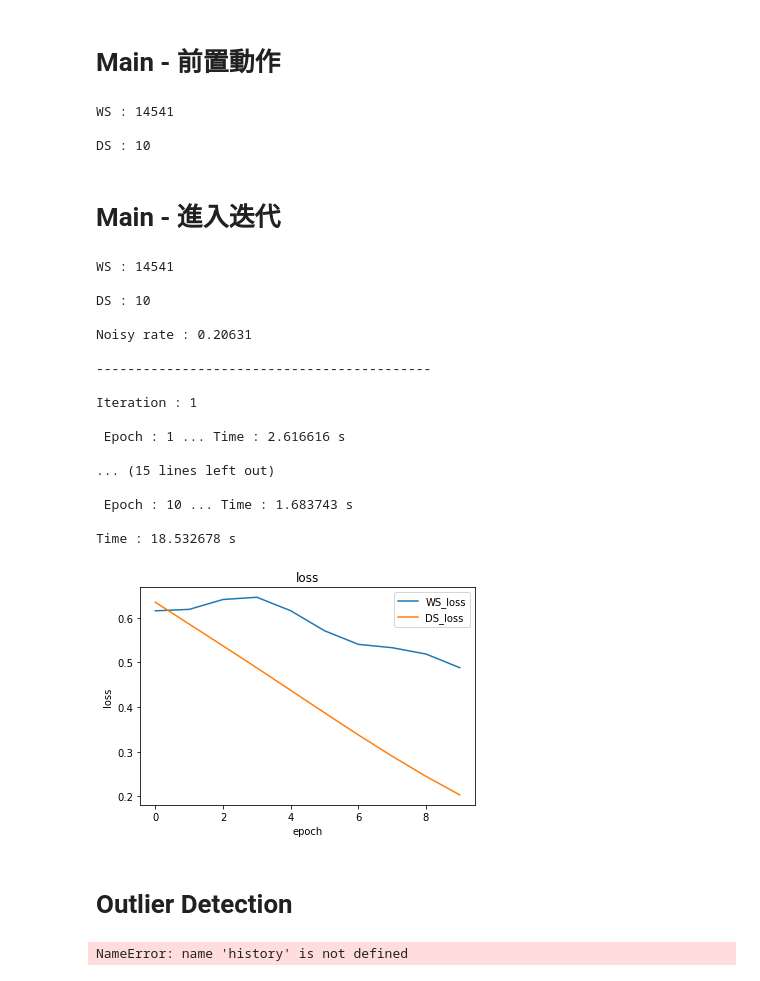
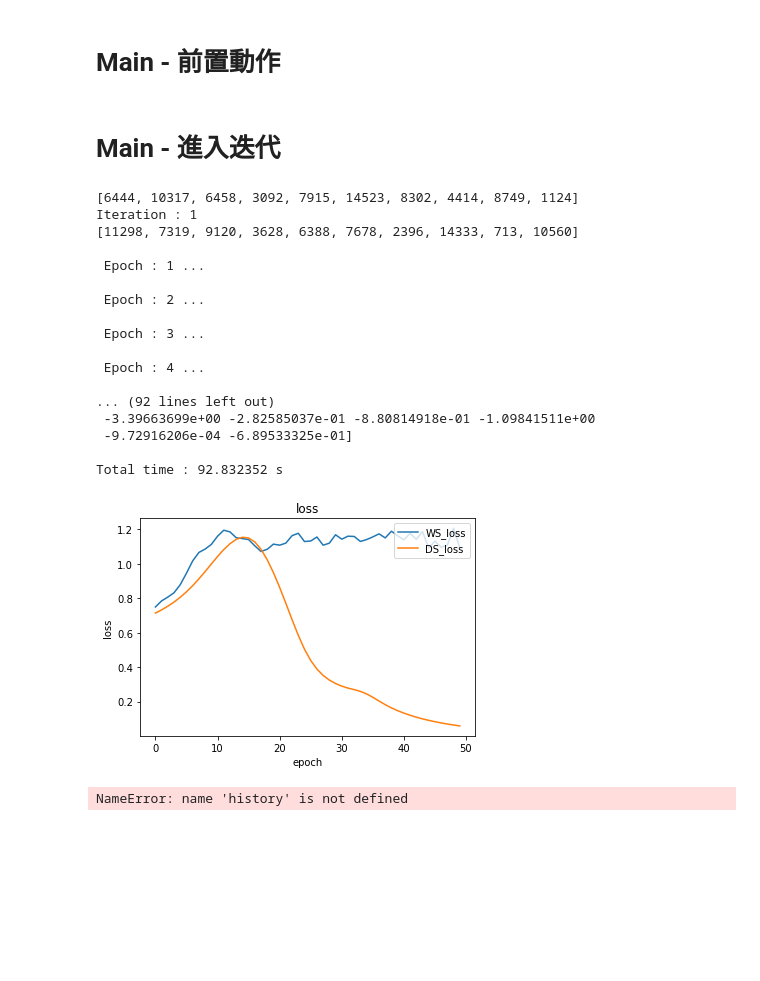
Before and after one commit to BaByingo123/Difference_Training_Project, a Jupyter notebook: DT_main.ipynb, the cells around one changed output. Saved outputs shown, nothing was run; the diff lists cells and outputs as text; code cells hidden in the pictures; blank space fills up the shorter version.

```diff
--- a/DT_main.ipynb
+++ b/DT_main.ipynb
@@ -139,27 +141,18 @@ def build_model():
-# %%
-def outlier_detection()
+# %%
+def outlier_detection(loss):
+
+    abod = ABOD().fit(loss)
+
+    print(abod.decision_function(loss))
 # %% [markdown]
 # Main - 前置動作
 # %%
 iteration = 1      #噪聲標籤檢測迭代次數
-epoch = 10         #訓練次數
+epoch = 50         #訓練次數
 
-#第一次先載入原始檔案，之後每次迭代都會用 Reverse過後的資料。
+#第一次先載入原始檔案，之後每次迭代都會用 Reverse 過後的資料。
 noisy_path = "./CY_Dataset/2021_04_21_test/test_noisy.csv" #Noisy data path
 data = pd.read_csv(noisy_path) #取得已經增加 Noise 的 Data。
-
-#建立 DS 大小的陣列
-for i in range(len(dataset(data)[2])):
-
-    WS_loss.append([])
-    DS_loss.append([])
-
-print("WS : %d"%(len(WS_x)),end="\n\n")
-print("DS : %d"%(len(DS_x)),end="\n\n")
-# %% [output]
-WS : 14541
-
-DS : 10
 # %% [markdown]
 # Main - 進入迭代
 # %%
@@ -169,6 +162,14 @@ for i in range(iteration):
     #每次迭代都要清空 Loss 值
     WS_loss = []
     DS_loss = []
+    concatenate_loss = []
+
+    #初始化 DS 大小的陣列，用來存 Loss 值 (不取值，只取 Sample 數)。
+    for k in range(len(dataset(data)[2])): #k值用來處理 loss 迴圈
+
+        WS_loss.append([])
+        DS_loss.append([])
+        concatenate_loss.append([])
 
     print("Iteration : %d"%(i+1))
 
@@ -183,7 +184,7 @@ for i in range(iteration):
     #----------------------------------------------------------------------
 
     #抓取 Data Set
-    train_data = dataset(data)
+    train_data = dataset(data) #第一次迭代時的 Data 為還沒 Reverse 過的原始資料。
     WS_x = train_data[0]
     WS_y = train_data[1]
     DS_x = train_data[2]
@@ -196,7 +197,7 @@ for i in range(iteration):
         WS_model.fit(WS_x,WS_y,epochs = 1, batch_size = 10000 , verbose = 0)
         DS_model.fit(DS_x,DS_y,epochs = 1, batch_size = 1000 , verbose = 0)
 
-        for k in range(len(DS_x)):
+        for k in range(len(DS_x)): #k值用來處理 loss 迴圈
 
             loss_x = DS_x[k].reshape(1,10)
             loss_y = DS_y[k].reshape(1,1)
@@ -209,11 +210,14 @@ for i in range(iteration):
     #----------------------------------------------------------------------
 
     #合併 Loss 值
+    for k in range(len(DS_x)): #k值用來處理 loss 迴圈
+
+        concatenate_loss[k] = WS_loss[k] + DS_loss[k]
 
     #----------------------------------------------------------------------
 
     #Outlier_detection (使用剛剛收集 DS 中每個 Sample 的 Loss 值)
-
+    outlier_detection(concatenate_loss)
 
 
 
@@ -231,35 +235,34 @@ end = time.time()
 print()
 print("Total time : %8f s"%(end-start),end="\n")
 # %% [output]
-WS : 14541
+[6444, 10317, 6458, 3092, 7915, 14523, 8302, 4414, 8749, 1124]
+Iteration : 1
+[11298, 7319, 9120, 3628, 6388, 7678, 2396, 14333, 713, 10560]
 
-DS : 10
+ Epoch : 1 ...
 
-Noisy rate : 0.20631
+ Epoch : 2 ...
 
--------------------------------------------
+ Epoch : 3 ...
 
-Iteration : 1
+ Epoch : 4 ...
 
- Epoch : 1 ... Time : 2.616616 s
+... (92 lines left out)
+ -3.39663699e+00 -2.82585037e-01 -8.80814918e-01 -1.09841511e+00
+ -9.72916206e-04 -6.89533325e-01]
 
-... (15 lines left out)
-
- Epoch : 10 ... Time : 1.683743 s
-
-Time : 18.532678 s
+Total time : 92.832352 s
 # %%
 plt.plot(WS_loss[0])
 plt.plot(DS_loss[0])
+#plt.plot(concatenate_loss[0])
 plt.title('loss')
 plt.ylabel('loss')
 plt.xlabel('epoch')
-plt.legend(["WS_loss","DS_loss"], loc='upper right')
+plt.legend(["WS_loss","DS_loss","con_loss"], loc='upper right')
 plt.show()
 # %% [output]
-[figure, old version]
+[figure, new version]
-# %% [markdown]
-# Outlier Detection
 # %%
 loss = history.history["loss"]
 print(loss)
```
Also changed, not shown: parts of 6 cells of this notebook, 1 other file.
